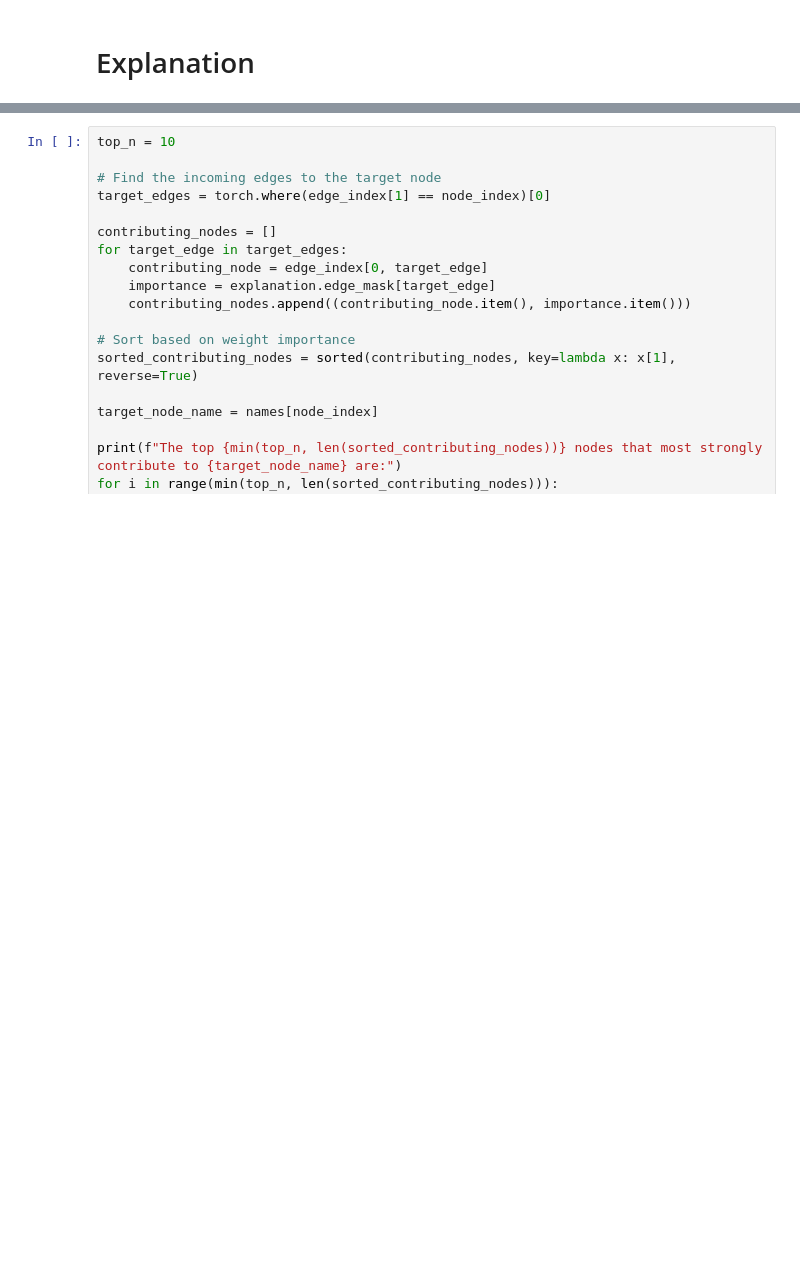
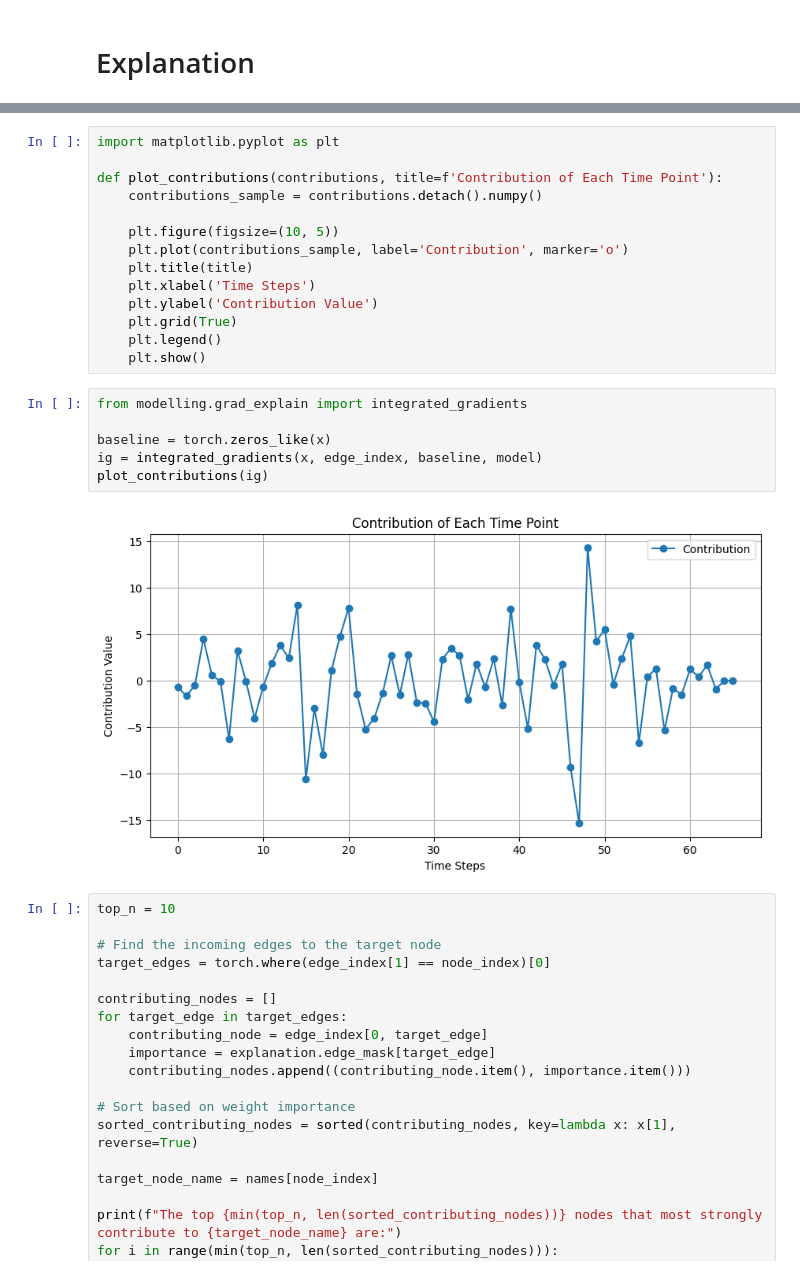
Before and after one commit to daniel620/Trustworthy-GNN-for-Financial-Time-Series, a Jupyter notebook: train.ipynb, the cells around one changed output, grey strips where cells are left out. Drawn from its saved outputs; the diff is of its cells as text; blank space fills up the shorter version.

```diff
--- a/train.ipynb
+++ b/train.ipynb
@@ -320,6 +318,28 @@ visualize_graph(edge_index=edge_index, edge_weight=explanation.edge_mask, backen
 # %% [output]
 [figure]
 [drawing not drawn]
+# %%
+import matplotlib.pyplot as plt
+
+def plot_contributions(contributions, title=f'Contribution of Each Time Point'):
+    contributions_sample = contributions.detach().numpy()
+
+    plt.figure(figsize=(10, 5))
+    plt.plot(contributions_sample, label='Contribution', marker='o')
+    plt.title(title)
+    plt.xlabel('Time Steps')
+    plt.ylabel('Contribution Value')
+    plt.grid(True)
+    plt.legend()
+    plt.show()
+# %%
+from modelling.grad_explain import integrated_gradients
+
+baseline = torch.zeros_like(x)
+ig = integrated_gradients(x, edge_index, baseline, model)
+plot_contributions(ig)
+# %% [output]
+[figure, added]
 # %%
 top_n = 10
 
```
Also changed, not shown: parts of 6 cells of this notebook, 6 other files.
